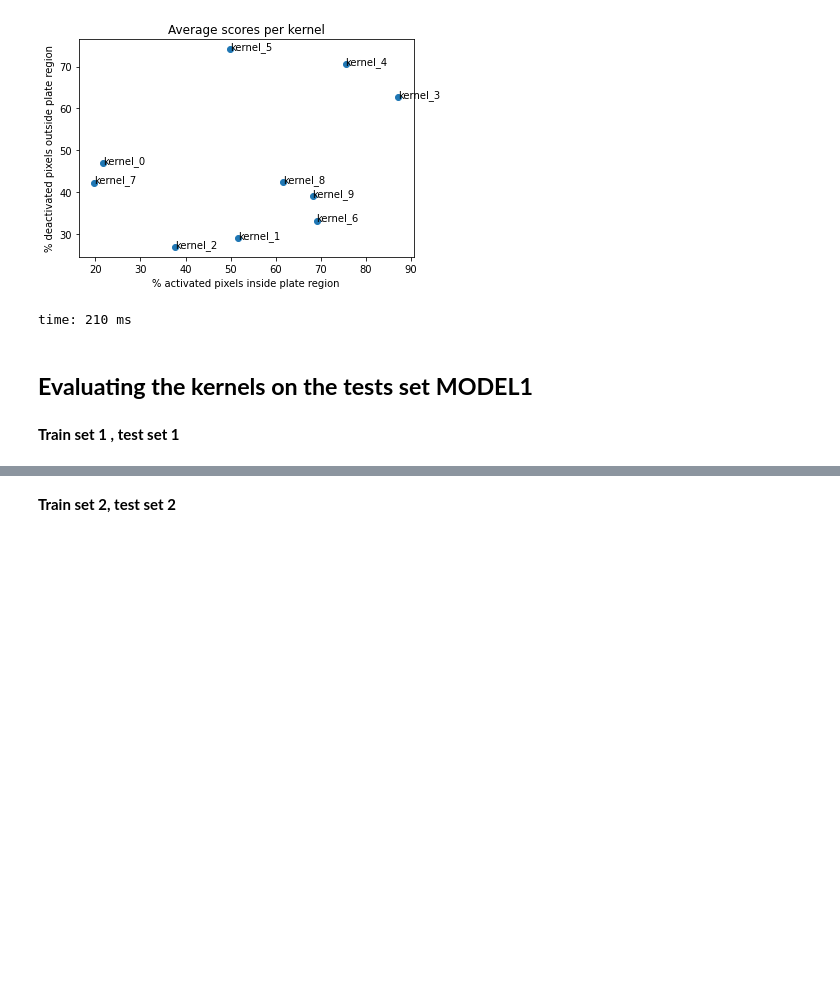
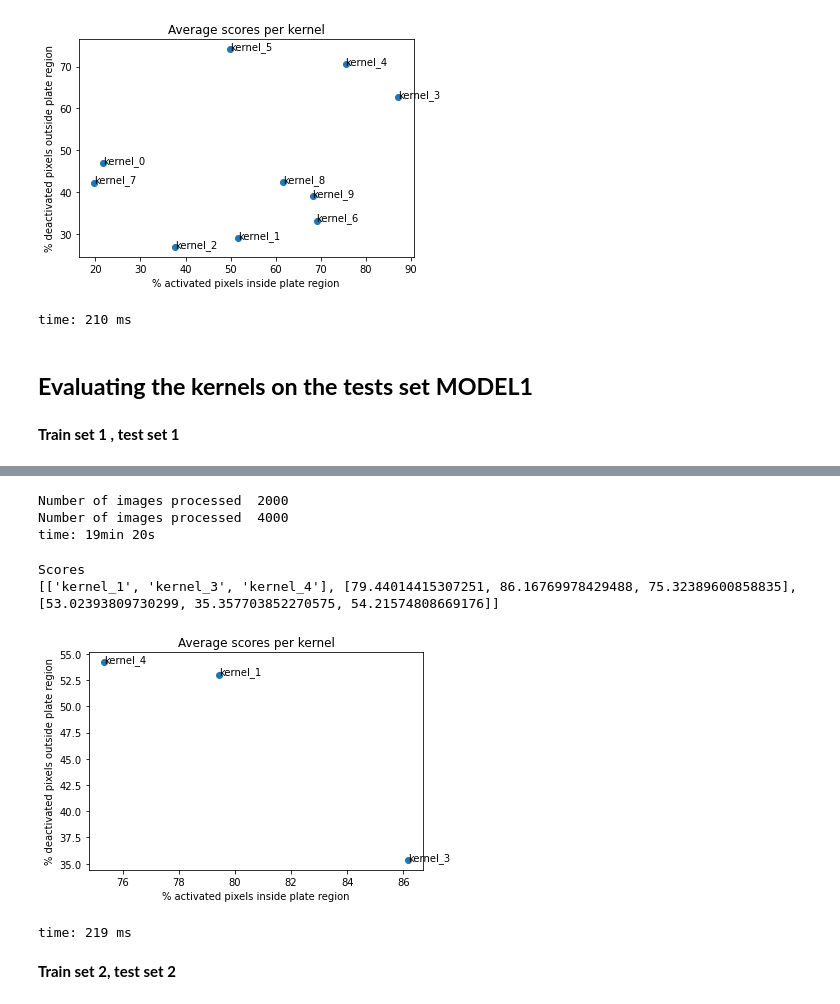
Before and after one commit to aissahm/image_analysis, a Jupyter notebook: project_1.ipynb, the cells around one changed output, grey strips where cells are left out. Saved outputs shown, nothing was run; the diff lists cells and outputs as text; code cells hidden in the pictures; blank space fills up the shorter version.

```diff
--- a/project_1.ipynb
+++ b/project_1.ipynb
@@ -844,7 +844,7 @@ def computeScoresPerKernel(resultsDf):
     if kernelPlatePixelsActivatedDf.percentagePlatePixelsActivated.count() > 0:
       averagePlatePixelsActivated = kernelPlatePixelsActivatedDf.percentagePlatePixelsActivated.mean()
     pixelsActivatedScoresArray.append( 100*averagePlatePixelsActivated)
-    outsidePlateDeactivatedPixelsScoresArray.append(100*averageOutsidePixelsDeactivated)
+    outsidePlateDeactivatedPixelsScoresArray.append(100*(1- averageOutsidePixelsDeactivated))
     kernelIDArray.append("kernel_" + str(kernelID))
 
   return [kernelIDArray, pixelsActivatedScoresArray, outsidePlateDeactivatedPixelsScoresArray]
@@ -1051,7 +1053,7 @@ modelOptionsObj = {"batchnormalization": True, "kernelBank":{"nkernels": 10, "wi
 
 trainset1bKernelsUsed, trainset1resultsDataFrame = launchModelEvaluation(trainsetName, trainFolderPath, maskFolder, modelOptionsObj)
 # %%
-def launchModelTestEvaluation(trainingsetName, trainFolder, maskFolderPath, modelOptions, meanTensor, standardDeviationTensor, bKernels):
+def launchModelTestEvaluation(trainingsetName, trainFolder, maskFolderPath, modelOptions, meanTensor, standardDeviationTensor, bKernels, kernelIDsArray):
 
   kernelresultsDF = pd.DataFrame(columns = ["TestSet", 'Imagename', "kernelID", 'percentagePlatePixelsActivated', 'percentageDeactivatedPixelsOutsidePlate'])
 
@@ -1079,7 +1081,7 @@ def launchModelTestEvaluation(trainingsetName, trainFolder, maskFolderPath, mode
     while index < bBandsImages.shape[2]:
       #percentagePlatePixelsActivated, percentageDeactivatedPixelsOutsidePlate = returnPercentageActivatedPixelsInPlateRegion(bBandsImages[:,:,index], submask)
       percentagePlatePixelsActivated, percentageDeactivatedPixelsOutsidePlate = returnScores(bBandsImages[:,:,index], submask)
-      kernelresultsDF = kernelresultsDF.append({"TestSet": trainingsetName,'Imagename' : imagename, 'kernelID' : index, 'percentagePlatePixelsActivated' : percentagePlatePixelsActivated, "percentageDeactivatedPixelsOutsidePlate": percentageDeactivatedPixelsOutsidePlate},
+      kernelresultsDF = kernelresultsDF.append({"TestSet": trainingsetName,'Imagename' : imagename, 'kernelID' : kernelIDsArray[index], 'percentagePlatePixelsActivated' : percentagePlatePixelsActivated, "percentageDeactivatedPixelsOutsidePlate": percentageDeactivatedPixelsOutsidePlate},
                 ignore_index = True)
 
       index += 1
@@ -1436,7 +1458,15 @@ plotScores(scoresarray)
 # %%
+bestkernels = [1, 3, 4]
 
-bestTrainsetbKernels =
+bestTrainsetbKernels = []
+kernelIDarray = []
 
+s = 0
+for kernel in trainsetbKernelsUsed:
+  if s in bestkernels:
+    bestTrainsetbKernels.append(kernel)
+    kernelIDarray.append(s)
+  s +=1
 
 testFolderPath = "/content/test1_187_95_40_20_90/"
 
@@ -1444,14 +1474,31 @@ testsetName = "Testset1"
 
 modelname = "Model1" + str(j) + "_" + testsetName + "results.csv"
 
+
+
 meanTens = np.array([])
 standardDeviationTens = np.array([])
 if modelOptionsObj["batchnormalization"] == True:
   meanTens, standardDeviationTens = returnBatchNormMeanAndStandarDeviationTensors(trainFolderPath)
 
-testResultDataframe = launchModelTestEvaluation(testsetName, testFolderPath, maskFolder, modelOptionsObj, meanTens, standardDeviationTens, bestTrainsetbKernels)
+testResultDataframe = launchModelTestEvaluation(testsetName, testFolderPath, maskFolder, modelOptionsObj, meanTens, standardDeviationTens, bestTrainsetbKernels, kernelIDarray)
 
 testResultDataframe.to_csv(modelname)
+# %% [output]
+Number of images processed  2000
+Number of images processed  4000
+time: 19min 20s
+# %%
+scoresarray = computeScoresPerKernel(testResultDataframe)
+
+print("Scores ")
+print(scoresarray)
+plotScores(scoresarray)
+# %% [output]
+Scores
+[['kernel_1', 'kernel_3', 'kernel_4'], [79.44014415307251, 86.16769978429488, 75.32389600858835], [53.02393809730299, 35.357703852270575, 54.21574808669176]]
+[figure, added]
+time: 219 ms
 # %% [markdown]
 **Train set 2, test set 2**
 # %%
```
Also changed, not shown: parts of 8 cells of this notebook.
